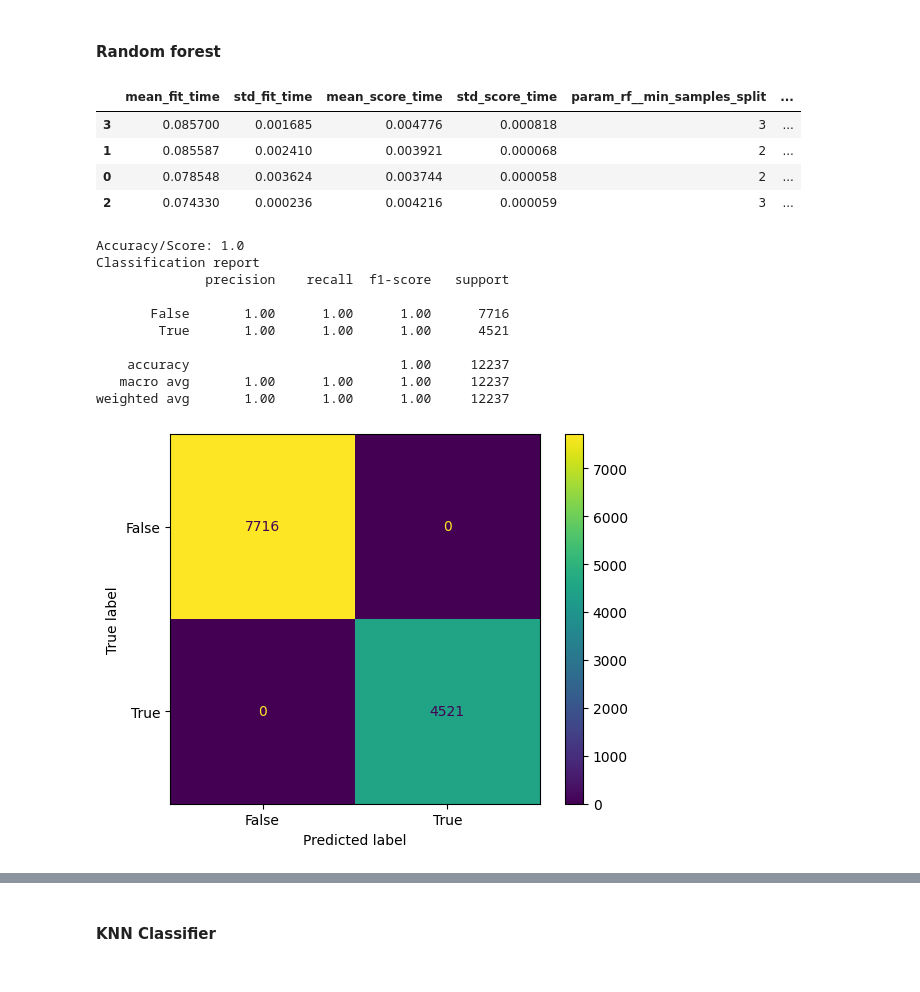
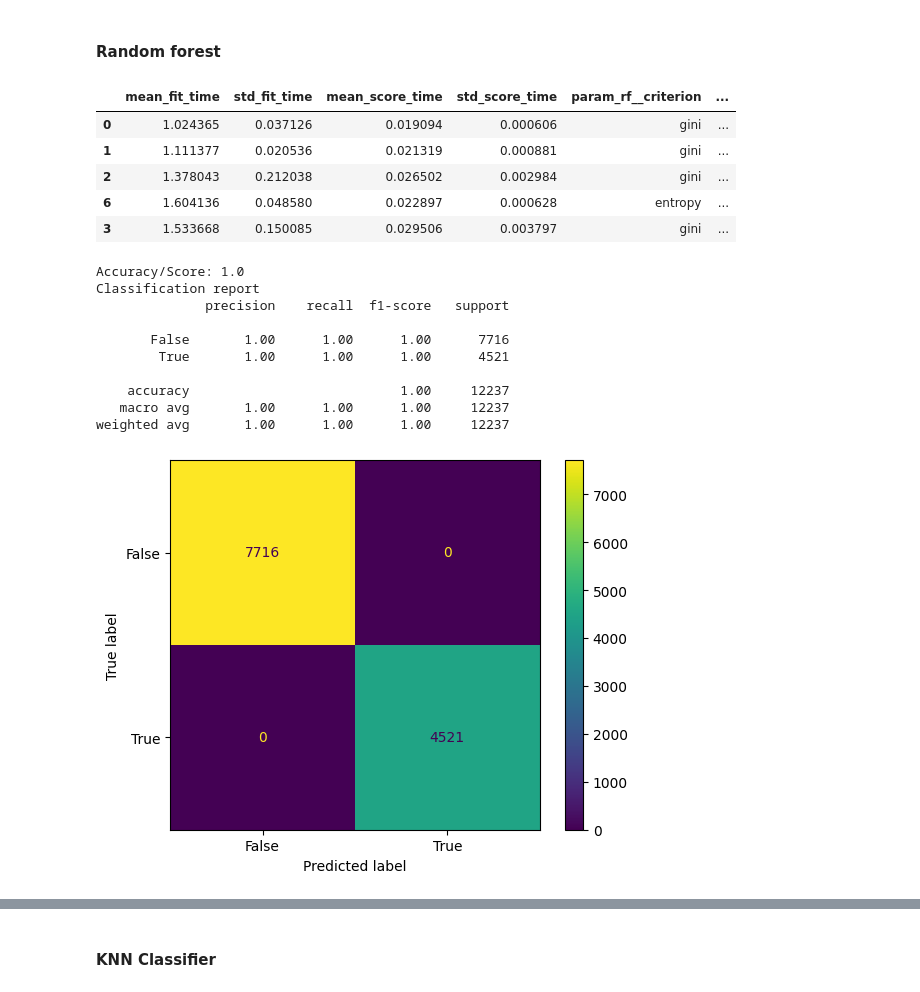
Before and after one commit to MauroPello/mushrooms-classification, a Jupyter notebook: main.ipynb, the cells around one changed output, grey strips where cells are left out. Saved outputs shown, nothing was run; the diff lists cells and outputs as text; code cells hidden in the pictures.

```diff
--- a/main.ipynb
+++ b/main.ipynb
@@ -541,18 +542,19 @@ weighted avg       0.79      0.78      0.78     12237
 # %%
 random_forest_model = Pipeline([("rf", RandomForestClassifier(random_state=42))])
 random_forest_grid = {
-    'rf__n_estimators': range(6, 8),
-    'rf__min_samples_split': range(2, 4),
+    'rf__criterion': ['gini', 'entropy'],
+    'rf__n_estimators': range(80, 120, 10),
 }
 
 random_forest_grid_search = grid_search_fit_and_print(X_train, y_train, random_forest_model, random_forest_grid)
 print_eval(X_val, y_val, random_forest_grid_search)
 # %% [output]
-|  | mean_fit_time | std_fit_time | mean_score_time | std_score_time | param_rf__min_samples_split | ... |
-| 3 | 0.085700 | 0.001685 | 0.004776 | 0.000818 | 3 | ... |
-| 1 | 0.085587 | 0.002410 | 0.003921 | 0.000068 | 2 | ... |
-| 0 | 0.078548 | 0.003624 | 0.003744 | 0.000058 | 2 | ... |
-| 2 | 0.074330 | 0.000236 | 0.004216 | 0.000059 | 3 | ... |
+|  | mean_fit_time | std_fit_time | mean_score_time | std_score_time | param_rf__criterion | ... |
+| 0 | 1.024365 | 0.037126 | 0.019094 | 0.000606 | gini | ... |
+| 1 | 1.111377 | 0.020536 | 0.021319 | 0.000881 | gini | ... |
+| 2 | 1.378043 | 0.212038 | 0.026502 | 0.002984 | gini | ... |
+| 6 | 1.604136 | 0.048580 | 0.022897 | 0.000628 | entropy | ... |
+| 3 | 1.533668 | 0.150085 | 0.029506 | 0.003797 | gini | ... |
 Accuracy/Score: 1.0
 Classification report
               precision    recall  f1-score   support
```
Also changed, not shown: parts of 8 cells of this notebook.
